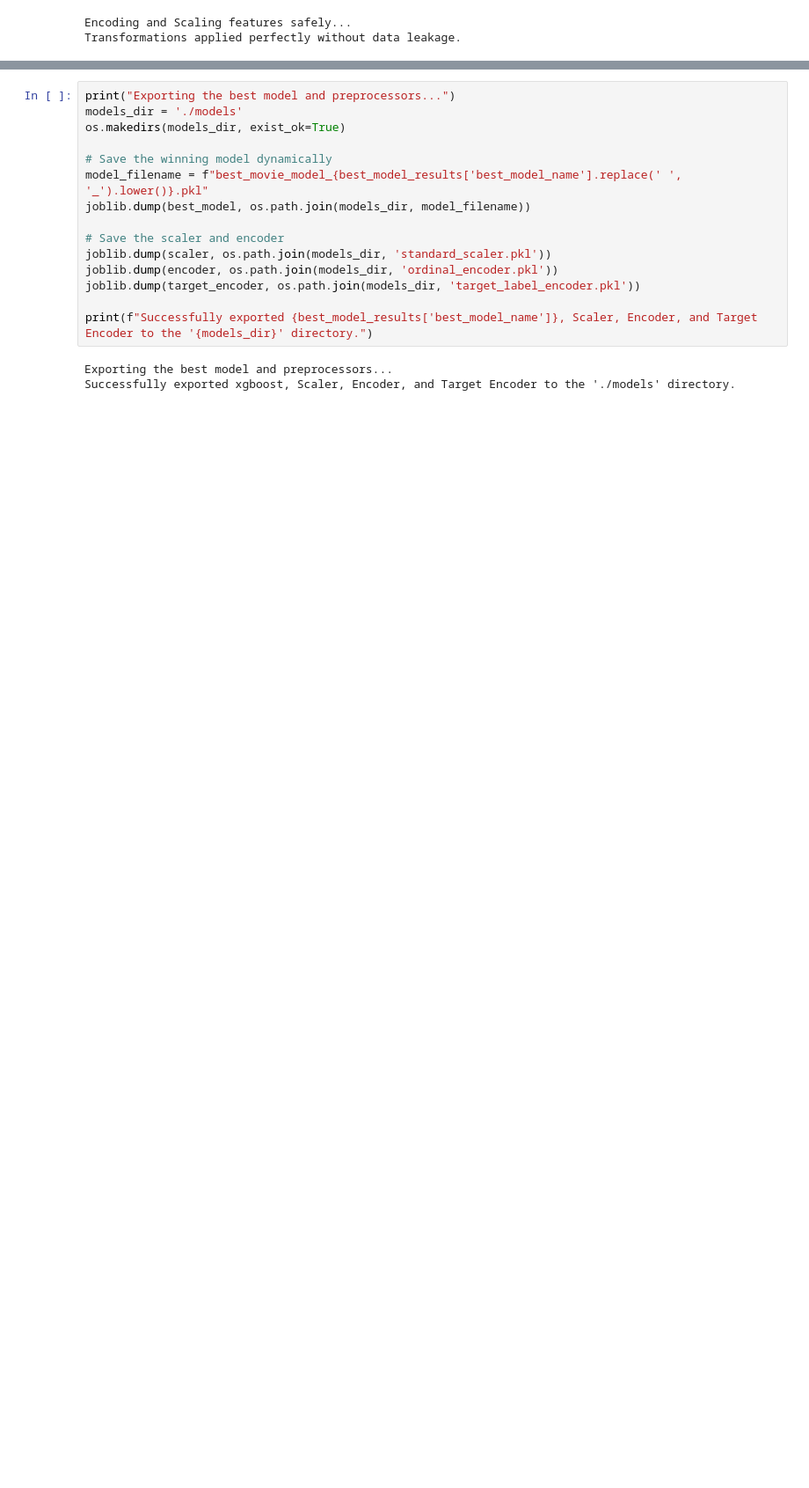
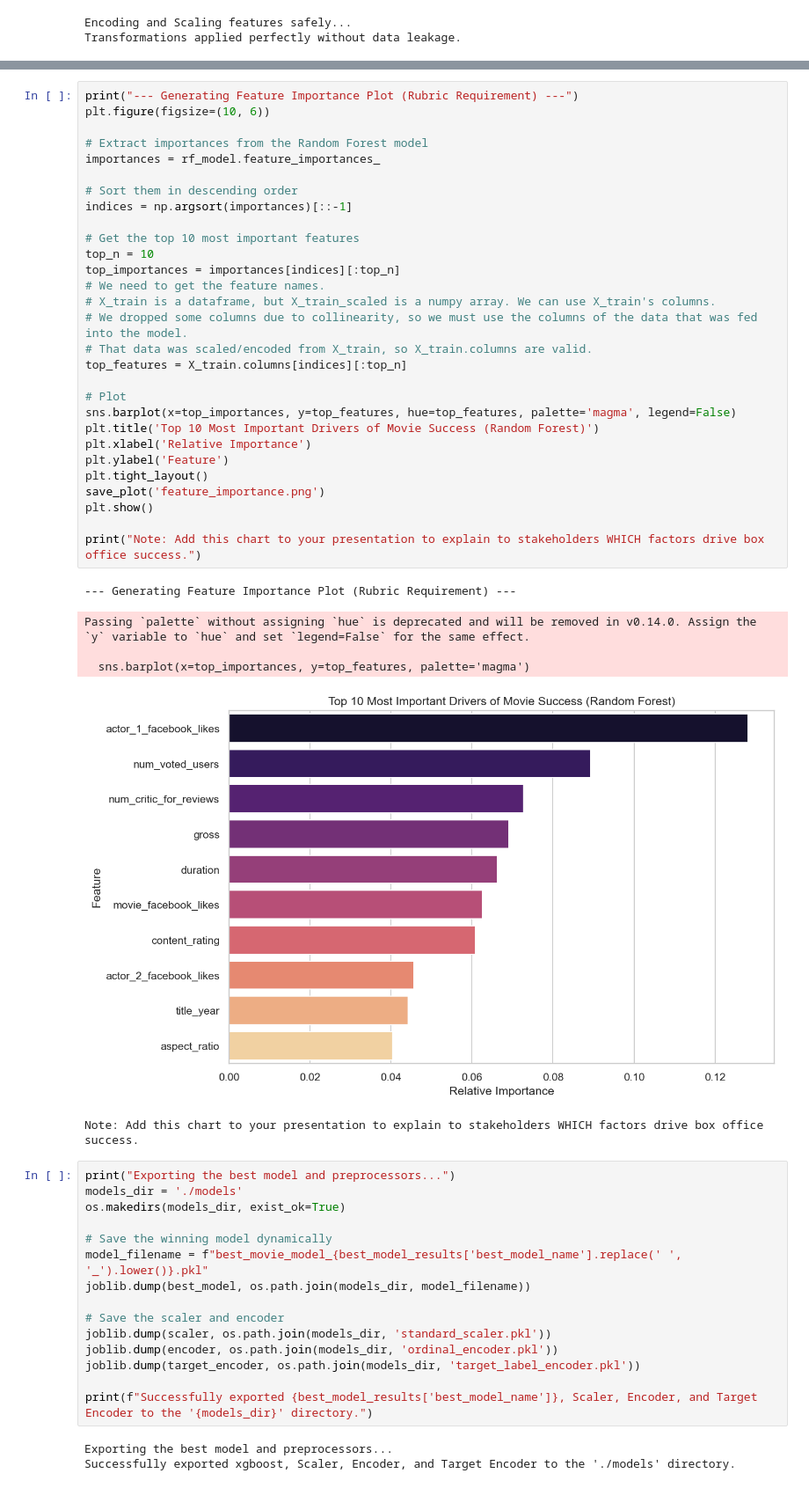
Before and after one commit to mesh1134/Predicting_Movie_Success, a Jupyter notebook: Movie_Predictor_Code_Only.ipynb, the cells around one changed output, grey strips where cells are left out. Shown at 88% size. Drawn from its saved outputs; the diff is of its cells as text; blank space fills up the shorter version.

```diff
--- a/Movie_Predictor_Code_Only.ipynb
+++ b/Movie_Predictor_Code_Only.ipynb
@@ -313,3 +321,39 @@ Generating Confusion Matrix for xgboost...
+# %%
+print("--- Generating Feature Importance Plot (Rubric Requirement) ---")
+plt.figure(figsize=(10, 6))
+
+# Extract importances from the Random Forest model
+importances = rf_model.feature_importances_
+
+# Sort them in descending order
+indices = np.argsort(importances)[::-1]
+
+# Get the top 10 most important features
+top_n = 10
+top_importances = importances[indices][:top_n]
+# We need to get the feature names.
+# X_train is a dataframe, but X_train_scaled is a numpy array. We can use X_train's columns.
+# We dropped some columns due to collinearity, so we must use the columns of the data that was fed into the model.
+# That data was scaled/encoded from X_train, so X_train.columns are valid.
+top_features = X_train.columns[indices][:top_n]
+
+# Plot
+sns.barplot(x=top_importances, y=top_features, hue=top_features, palette='magma', legend=False)
+plt.title('Top 10 Most Important Drivers of Movie Success (Random Forest)')
+plt.xlabel('Relative Importance')
+plt.ylabel('Feature')
+plt.tight_layout()
+save_plot('feature_importance.png')
+plt.show()
+
+print("Note: Add this chart to your presentation to explain to stakeholders WHICH factors drive box office success.")
+# %% [output]
+--- Generating Feature Importance Plot (Rubric Requirement) ---
+Passing `palette` without assigning `hue` is deprecated and will be removed in v0.14.0. Assign the `y` variable to `hue` and set `legend=False` for the same effect.
+
+  sns.barplot(x=top_importances, y=top_features, palette='magma')
+[figure, added]
+Note: Add this chart to your presentation to explain to stakeholders WHICH factors drive box office success.
 # %%
 print("Exporting the best model and preprocessors...")
 models_dir = './models'
```
Also changed, not shown: parts of 3 cells of this notebook, 6 other files.
